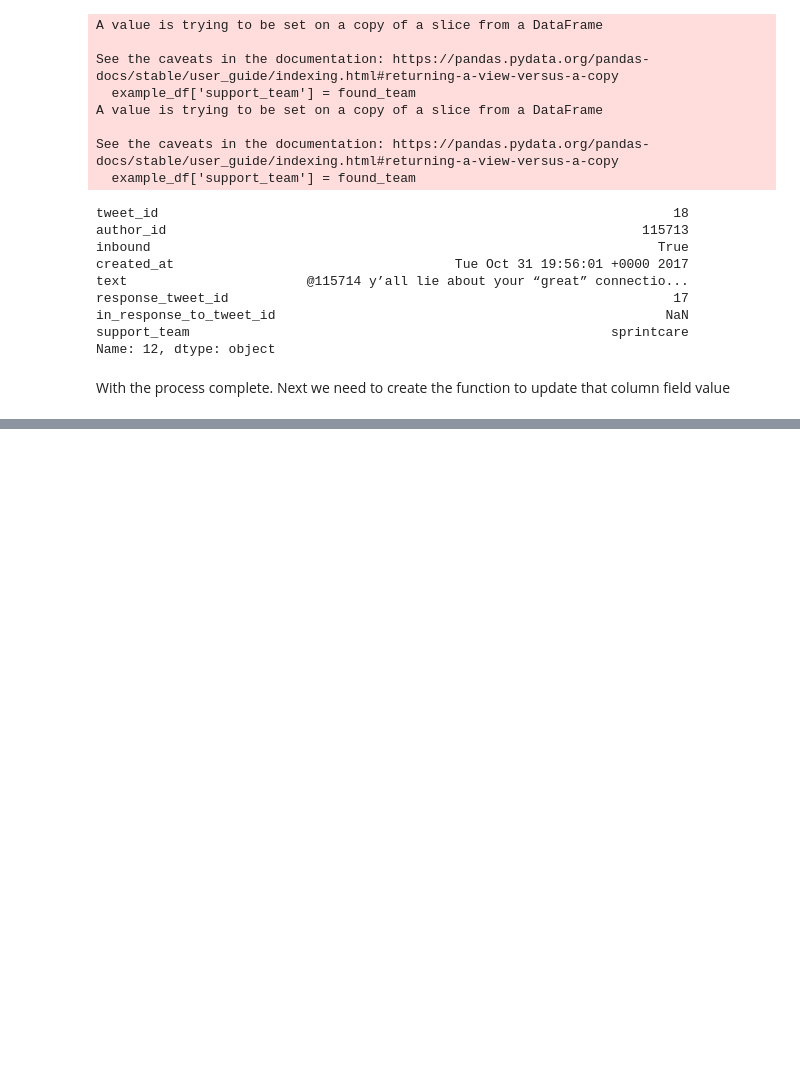
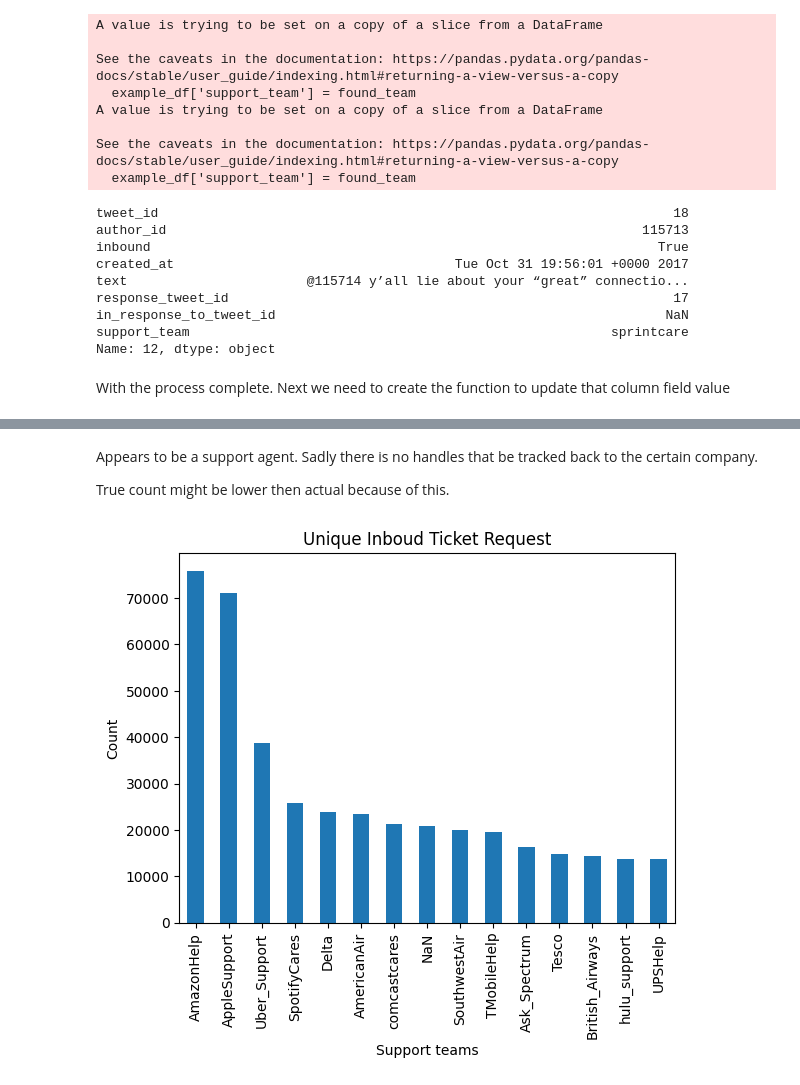
Before and after one commit to erictlong/customer-support-automation, a Jupyter notebook: data analytics/dataReview.ipynb, the cells around one changed output, grey strips where cells are left out. Cells and saved outputs as stored; diff of their text form; code cells hidden in the pictures; blank space fills up the shorter version.

```diff
--- a/data analytics/dataReview.ipynb
+++ b/data analytics/dataReview.ipynb
@@ -304,9 +357,3 @@ support_team                                                      sprintcare
 Name: 12, dtype: object
 # %% [markdown]
 With the process complete. Next we need to create the function to update that column field value
-# %%
-def responseTweetIdLookup(index_input):
-    # Needs the index of the incoming dataframe for the reponse id
-    # Preforms a lookup of the response tweet id from the orginal df
-    # updates the column with the correct support team (incoming author id)
-    found_response_tweet_id = initial_support_request_df['response_tweet_id'].iloc[index_input]
@@ -312,0 +413,5 @@ def responseTweetIdLookup(index_input):
+# %%
+# support_team_df = df.copy()
+
+# Subset of the support request. These are only the inital request
+support_team_df = initial_support_request_df.copy()
@@ -312,0 +427,2 @@ def responseTweetIdLookup(index_input):
+# %%
+support_team_df['support_team'] = support_team_df.apply(lambda x: responseTweetIdLookup(x['response_tweet_id']), axis=1)
@@ -312,0 +454,14 @@ def responseTweetIdLookup(index_input):
+# %% [markdown]
+Appears to be a support agent. Sadly there is no handles that be tracked back to the certain company.
+
+True count might be lower then actual because of this.
+# %%
+initial_support_count = support_team_df['support_team'].value_counts()
+# %%
+initial_support_count[:15].plot(kind="bar")
+plt.xlabel("Support teams")
+plt.ylabel("Count")
+plt.title("Unique Inboud Ticket Request")
+plt.show()
+# %% [output]
+[figure, added]
```
Also changed, not shown: parts of 28 cells of this notebook.
